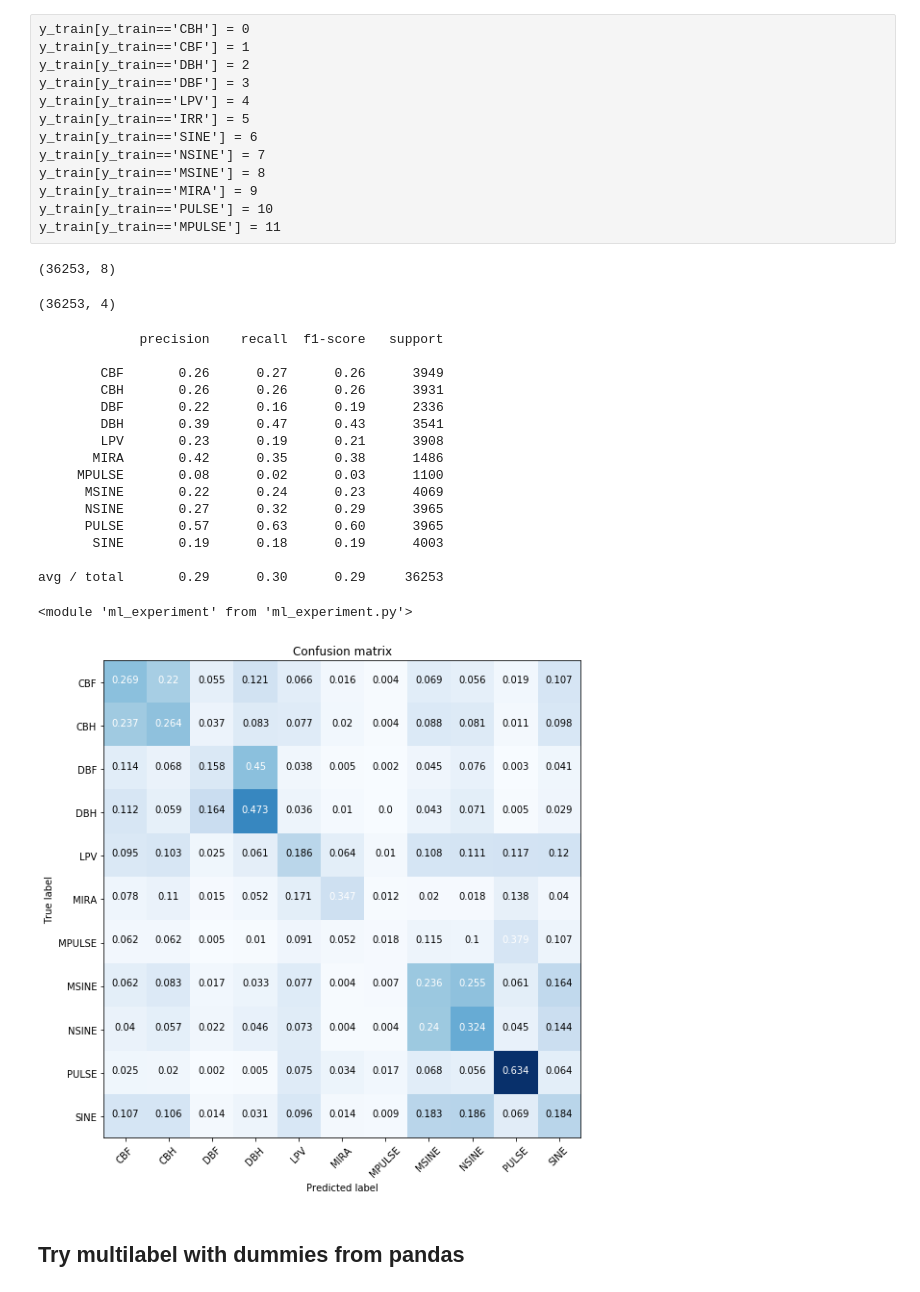
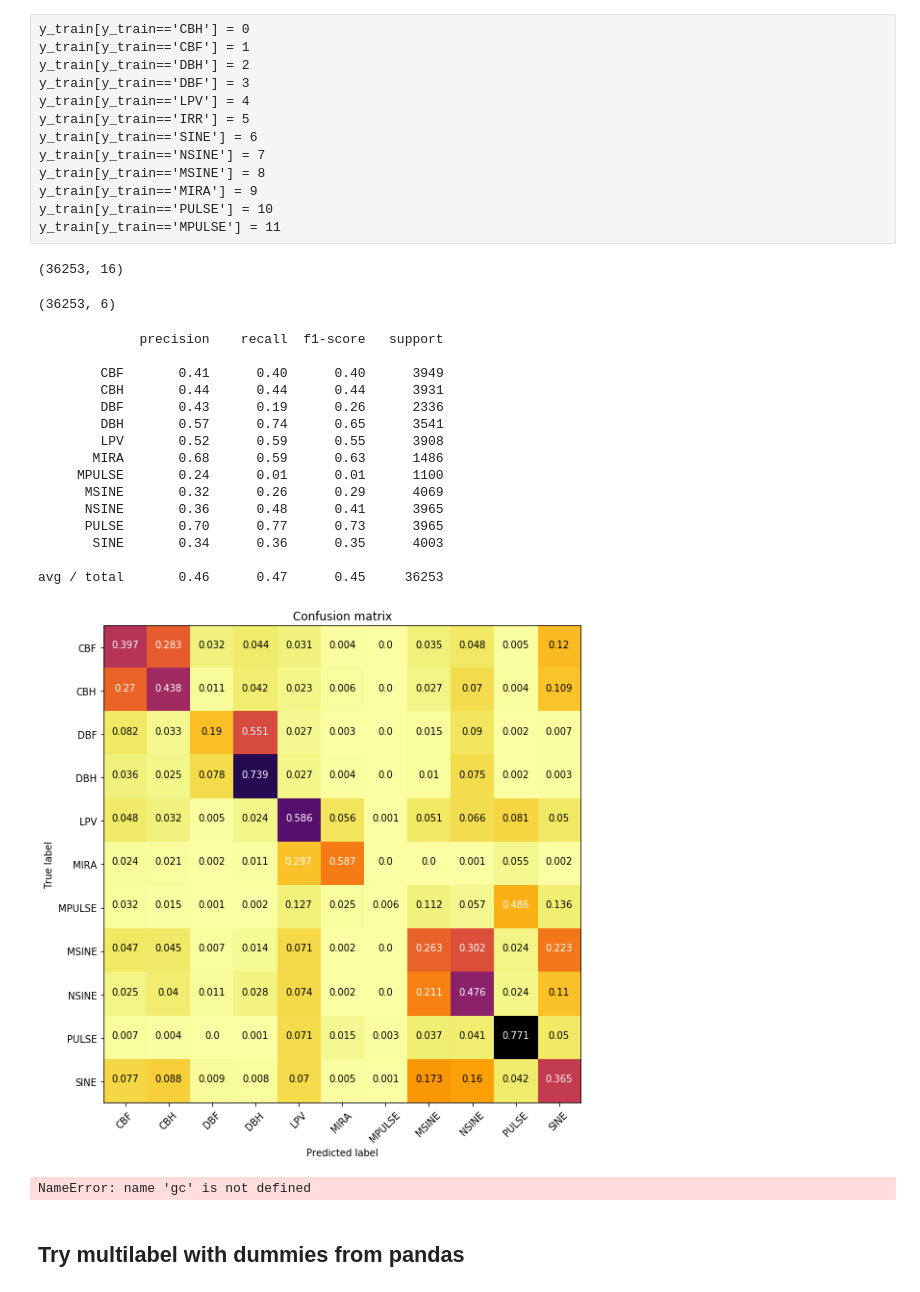
Before and after one commit to BrunoSanchez/var_signature, a Jupyter notebook: 04-ATLAS_Feature_selection.ipynb, the cells around one changed output. Cells and saved outputs as stored; diff of their text form; code cells hidden in the pictures.

```diff
--- a/04-ATLAS_Feature_selection.ipynb
+++ b/04-ATLAS_Feature_selection.ipynb
@@ -16,13 +16,15 @@ import ml_experiment as ml
 reload(ml)
 # %% [output]
 <module 'ml_experiment' from 'ml_experiment.pyc'>
+# %%
+encoded_dim = 16
 # %%
-data = pd.read_csv('./ATLAS_LC/signatures_8_encoded.csv', index_col=0)
+data = pd.read_csv('./ATLAS_LC/signatures_{}_encoded.csv'.format(encoded_dim), index_col=0)
 # %%
 objid = data['OBJID']
 filt = data['filter']
 y = data['CLASS']
-x = data[['encode_{}'.format(i+1) for i in range(8)]]
+x = data[['encode_{}'.format(i+1) for i in range(encoded_dim)]]
 # %%
 plt.figure(figsize=(6, 4))
 plt.hist(y, bins=np.arange(13)-0.5)
@@ -63,42 +65,42 @@ X_sel = sel.fit_transform(X_train)
 # %%
 X_sel.shape
 # %% [output]
-(36253, 8)
+(36253, 16)
 # %%
-sel = feature_selection.GenericUnivariateSelect(score_func=feature_selection.mutual_info_classif, param=55)
+sel = feature_selection.GenericUnivariateSelect(score_func=feature_selection.mutual_info_classif, param=35)
 X_new = sel.fit_transform(X_sel, y_train)
 X_new.shape
 # %% [output]
-(36253, 4)
+(36253, 6)
 # %%
 result = ml.experiment(clf=RandomForestClassifier(max_features=3, n_estimators=600, n_jobs=4),
-              x=X_new, y=y_train, nfolds=4, printing=True, multiclass=True)
+              x=X_train.values, y=y_train, nfolds=4, printing=True, multiclass=True)
 # %% [output]
              precision    recall  f1-score   support
 
-        CBF       0.26      0.27      0.26      3949
-        CBH       0.26      0.26      0.26      3931
-        DBF       0.22      0.16      0.19      2336
-        DBH       0.39      0.47      0.43      3541
-        LPV       0.23      0.19      0.21      3908
-       MIRA       0.42      0.35      0.38      1486
-     MPULSE       0.08      0.02      0.03      1100
-      MSINE       0.22      0.24      0.23      4069
-      NSINE       0.27      0.32      0.29      3965
-      PULSE       0.57      0.63      0.60      3965
-       SINE       0.19      0.18      0.19      4003
+        CBF       0.41      0.40      0.40      3949
+        CBH       0.44      0.44      0.44      3931
+        DBF       0.43      0.19      0.26      2336
+        DBH       0.57      0.74      0.65      3541
+        LPV       0.52      0.59      0.55      3908
+       MIRA       0.68      0.59      0.63      1486
+     MPULSE       0.24      0.01      0.01      1100
+      MSINE       0.32      0.26      0.29      4069
+      NSINE       0.36      0.48      0.41      3965
+      PULSE       0.70      0.77      0.73      3965
+       SINE       0.34      0.36      0.35      4003
 
-avg / total       0.29      0.30      0.29     36253
+avg / total       0.46      0.47      0.45     36253
-# %%
-reload(ml)
-# %% [output]
-<module 'ml_experiment' from 'ml_experiment.py'>
 # %%
 classes = ['CBF', 'CBH', 'DBF', 'DBH', 'LPV', 'MIRA', 'MPULSE', 'MSINE', 'NSINE', 'PULSE', 'SINE']
 plt.figure(figsize=(8,8))
-ml.plot_confusion_matrix(result['confusion_matrix'], classes=classes, thresh=0.2, normalize=True)
+ml.plot_confusion_matrix(result['confusion_matrix'], classes=classes, thresh=0.2, normalize=True, cmap='inferno_r')
 # %% [output]
-[figure, old version]
+[figure, new version]
+# %%
+gc.collect()
+# %% [output]
+NameError: name 'gc' is not defined
 # %% [markdown]
 ## Try multilabel with dummies from pandas
 # %%
```
